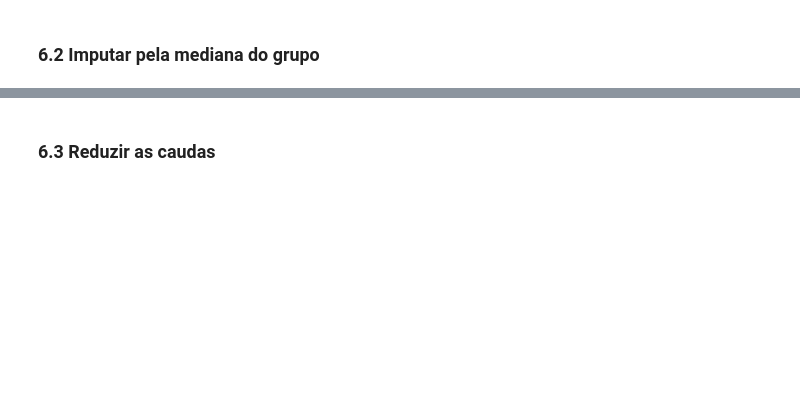
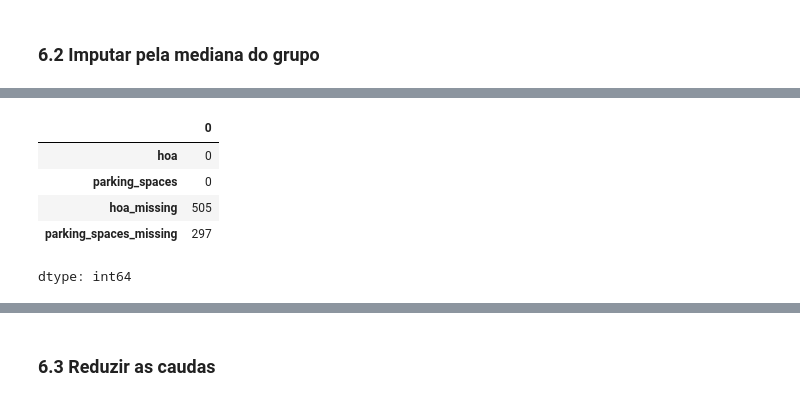
Before and after one commit to NatalyaNunes/ciencia_de_dados_2026.2_natalya, a Jupyter notebook: unidade_01/aula_06/aula_06.ipynb, the cells around one changed output, grey strips where cells are left out. Saved outputs shown, nothing was run; the diff lists cells and outputs as text; code cells hidden in the pictures; blank space fills up the shorter version.

```diff
--- a/unidade_01/aula_06/aula_06.ipynb
+++ b/unidade_01/aula_06/aula_06.ipynb
@@ -716,2 +745,25 @@ plt.show()
 # %% [markdown]
 ### 6.2 Imputar pela mediana do grupo
+# %%
+# Imputa hoa e vagas pela mediana de cada grupo
+groups = ["property_type", "tier"]
+
+imoveis_processed = (
+    imoveis_processed
+    .assign(
+        hoa=lambda x: (
+            x
+            .groupby(groups)
+            .hoa
+            .transform(lambda s: s.fillna(s.median()))
+            .fillna(imoveis.hoa.median())
+        ),
+        parking_spaces=lambda x: (
+            x
+            .groupby(groups)
+            .parking_spaces
+            .transform(lambda s: s.fillna(s.median()))
+            .fillna(imoveis.parking_spaces.median())
+        ),
+    )
+)
@@ -717,0 +774,20 @@ plt.show()
+# %%
+# Lacunas restantes e valores estimados
+(
+    imoveis_processed
+    .agg(
+        {
+            "hoa": lambda s: s.isna().sum(),
+            "parking_spaces": lambda s: s.isna().sum(),
+            "hoa_missing": "sum",
+            "parking_spaces_missing": "sum",
+        }
+    )
+)
+# %% [output]
+|  | 0 |
+| hoa | 0 |
+| parking_spaces | 0 |
+| hoa_missing | 505 |
+| parking_spaces_missing | 297 |
+dtype: int64
```
Also changed, not shown: parts of 24 cells of this notebook.
